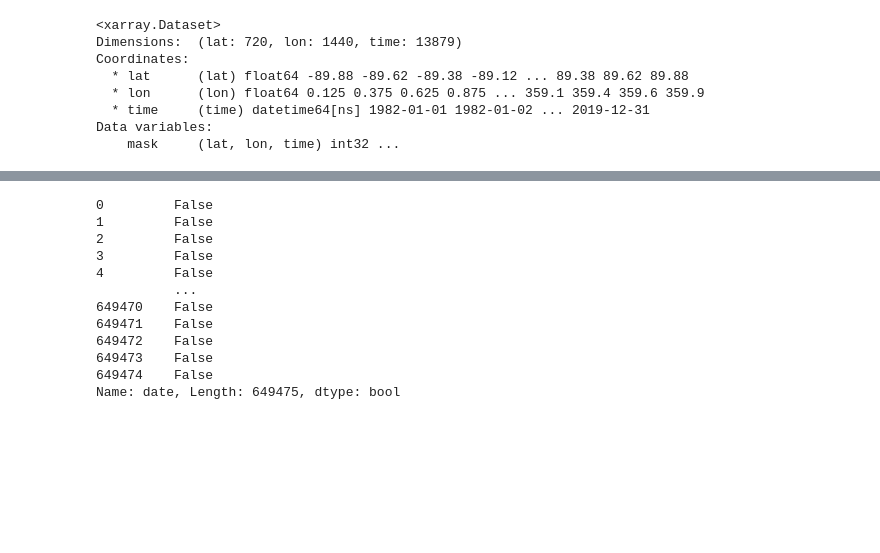
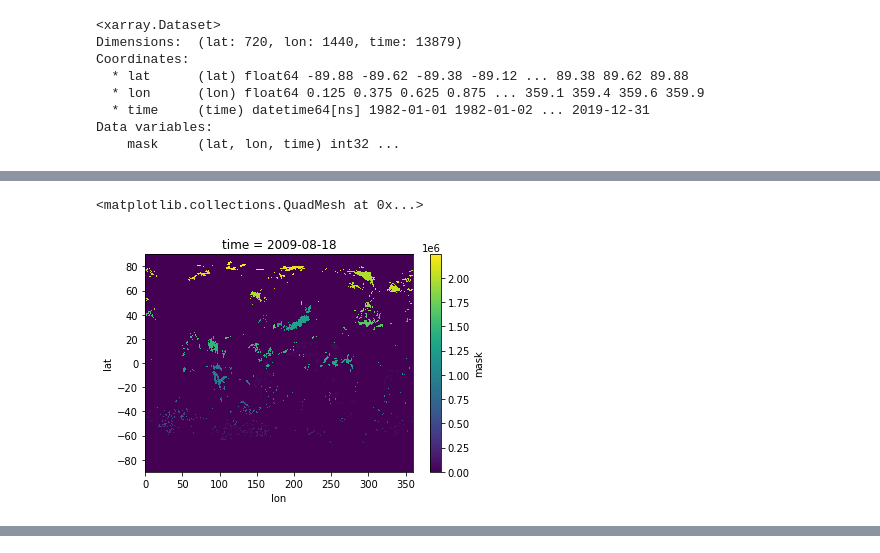
Before and after one commit to profxj/mhw_analysis, a Jupyter notebook: mhw_analysis/chl/mask.ipynb, the cells around one changed output, grey strips where cells are left out. Cells and saved outputs as stored; diff of their text form; code cells hidden in the pictures; blank space fills up the shorter version.

Commit message:
mask plot...I think

```diff
--- a/mhw_analysis/chl/mask.ipynb
+++ b/mhw_analysis/chl/mask.ipynb
@@ -24,3 +26,6 @@ Coordinates:
   * time     (time) datetime64[ns] 1982-01-01 1982-01-02 ... 2019-12-31
 Data variables:
     mask     (lat, lon, time) int32 ...
+# %%
+m1=mask.sel(time=['2009-8-18'])
+m1
@@ -27,3 +41,10 @@ Data variables:
+# %%
+m2=m1.mask
+# %%
+m2.plot()
+# %% [output]
+<matplotlib.collections.QuadMesh at 0x...>
+[figure, added]
 # %%
 sf=pandas.read_csv("MHWS_2019.csv")
 # %%
@@ -47,15 +96,2 @@ wa=sf.date==2011-0o5-20
 # %%
-wa
+sf=pandas.read_csv("MHWS_2019.csv")
-# %% [output]
-0         False
-1         False
-2         False
-3         False
-4         False
-          ...
-649470    False
-649471    False
-649472    False
-649473    False
-649474    False
-Name: date, Length: 649475, dtype: bool
```
Also changed, not shown: parts of 12 cells of this notebook.
